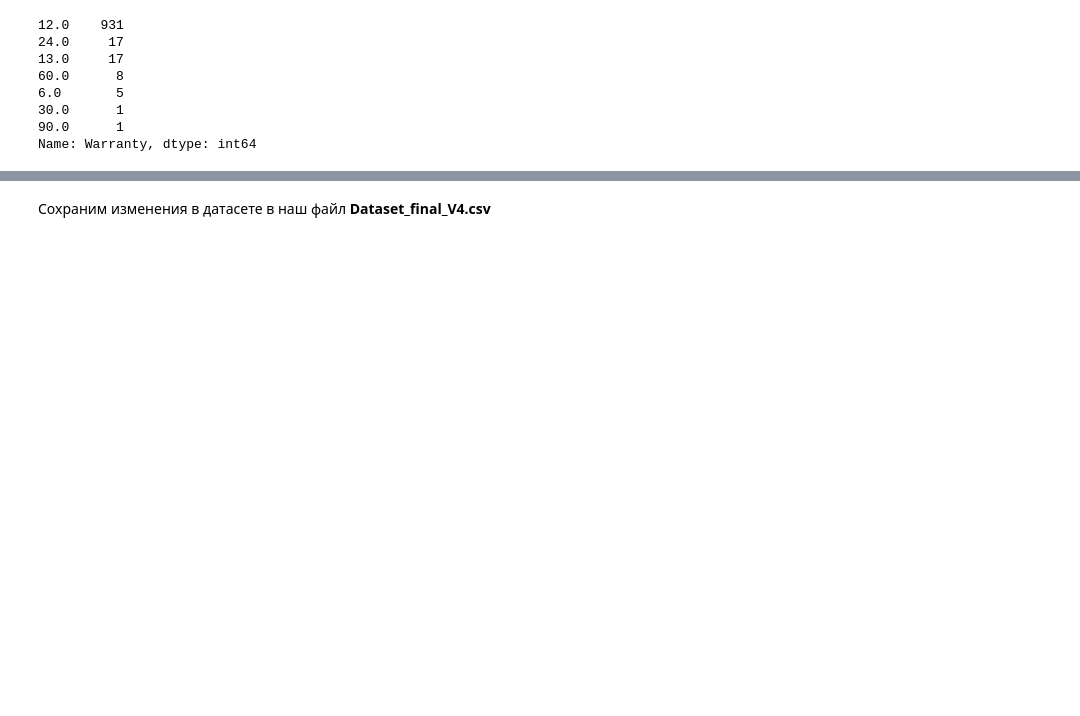
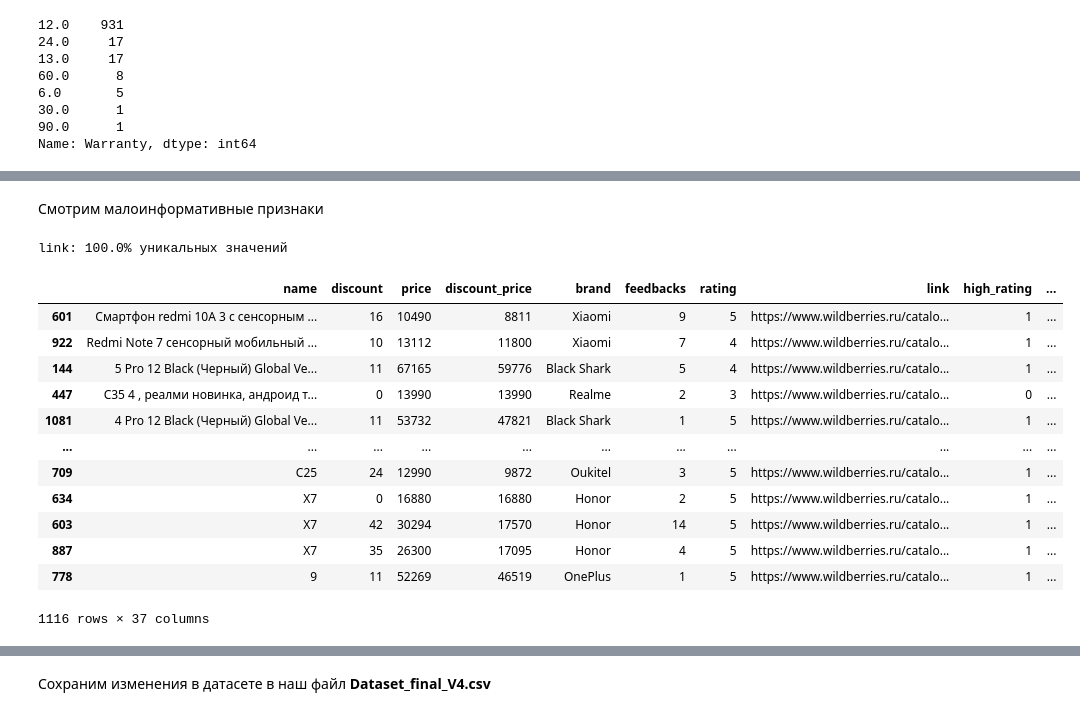
Before and after one commit to YurezSml/Dataton2022, a Jupyter notebook: DataProcessing_2.ipynb, the cells around one changed output, grey strips where cells are left out. Drawn from its saved outputs; the diff is of its cells as text; code cells hidden in the pictures; blank space fills up the shorter version.

```diff
--- a/DataProcessing_2.ipynb
+++ b/DataProcessing_2.ipynb
@@ -365,3 +370,6 @@ df_base['Warranty'].value_counts()
 30.0      1
 90.0      1
 Name: Warranty, dtype: int64
+# %%
+df_base = pd.read_csv('Dataset_final_V4.csv')
+df_base = df_base.drop(columns=['Unnamed: 0.1', 'Unnamed: 0'])
@@ -367,0 +405,3 @@ Name: Warranty, dtype: int64
+# %%
+df_base = df_base[df_base['name'].notna()]
+display(get_cols_with_null(df_base))
@@ -367,0 +429,33 @@ Name: Warranty, dtype: int64
+# %% [markdown]
+Смотрим малоинформативные признаки
+# %%
+inf_limit = 0.95
+low_information_cols = []
+for col in df_base.columns:
+    top_freq = df_base[col].value_counts(normalize=True).max()
+    nunique_ratio = df_base[col].nunique() / df_base[col].count()
+    if top_freq > inf_limit:
+        low_information_cols.append(col)
+        print(f'{col}: {round(top_freq*100, 2)}% одинаковых значений')
+    if nunique_ratio > inf_limit:
+        low_information_cols.append(col)
+        print(f'{col}: {round(nunique_ratio*100, 2)}% уникальных значений')
+# %% [output]
+link: 100.0% уникальных значений
+# %%
+s = df_base.name.str.len().sort_values(ascending=False).index
+df_base.reindex(s)
+# %% [output]
+|  | name | discount | price | discount_price | brand | feedbacks | rating | link | high_rating | ... |
+| 601 | Cмартфон redmi 10A 3 с сенсорным ... | 16 | 10490 | 8811 | Xiaomi | 9 | 5 | https://www.wildberries.ru/catalo... | 1 | ... |
+| 922 | Redmi Note 7 сенсорный мобильный ... | 10 | 13112 | 11800 | Xiaomi | 7 | 4 | https://www.wildberries.ru/catalo... | 1 | ... |
+| 144 | 5 Pro 12 Black (Черный) Global Ve... | 11 | 67165 | 59776 | Black Shark | 5 | 4 | https://www.wildberries.ru/catalo... | 1 | ... |
+| 447 | C35 4 , реалми новинка, андроид т... | 0 | 13990 | 13990 | Realme | 2 | 3 | https://www.wildberries.ru/catalo... | 0 | ... |
+| 1081 | 4 Pro 12 Black (Черный) Global Ve... | 11 | 53732 | 47821 | Black Shark | 1 | 5 | https://www.wildberries.ru/catalo... | 1 | ... |
+| ... | ... | ... | ... | ... | ... | ... | ... | ... | ... | ... |
+| 709 | C25 | 24 | 12990 | 9872 | Oukitel | 3 | 5 | https://www.wildberries.ru/catalo... | 1 | ... |
+| 634 | X7 | 0 | 16880 | 16880 | Honor | 2 | 5 | https://www.wildberries.ru/catalo... | 1 | ... |
+| 603 | X7 | 42 | 30294 | 17570 | Honor | 14 | 5 | https://www.wildberries.ru/catalo... | 1 | ... |
+| 887 | X7 | 35 | 26300 | 17095 | Honor | 4 | 5 | https://www.wildberries.ru/catalo... | 1 | ... |
+| 778 | 9 | 11 | 52269 | 46519 | OnePlus | 1 | 5 | https://www.wildberries.ru/catalo... | 1 | ... |
+1116 rows × 37 columns
```
Also changed, not shown: parts of 27 cells of this notebook, 1 other file.
